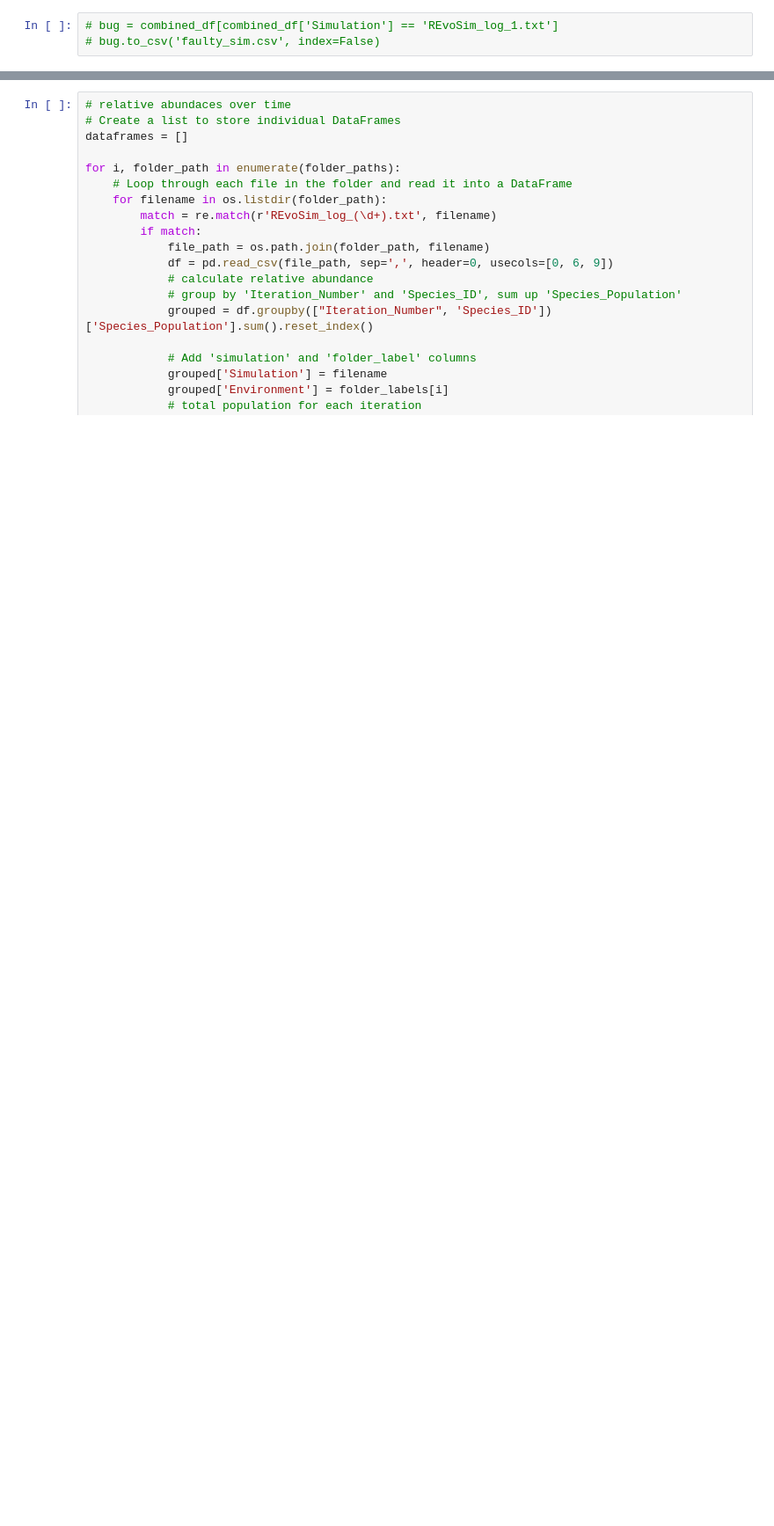
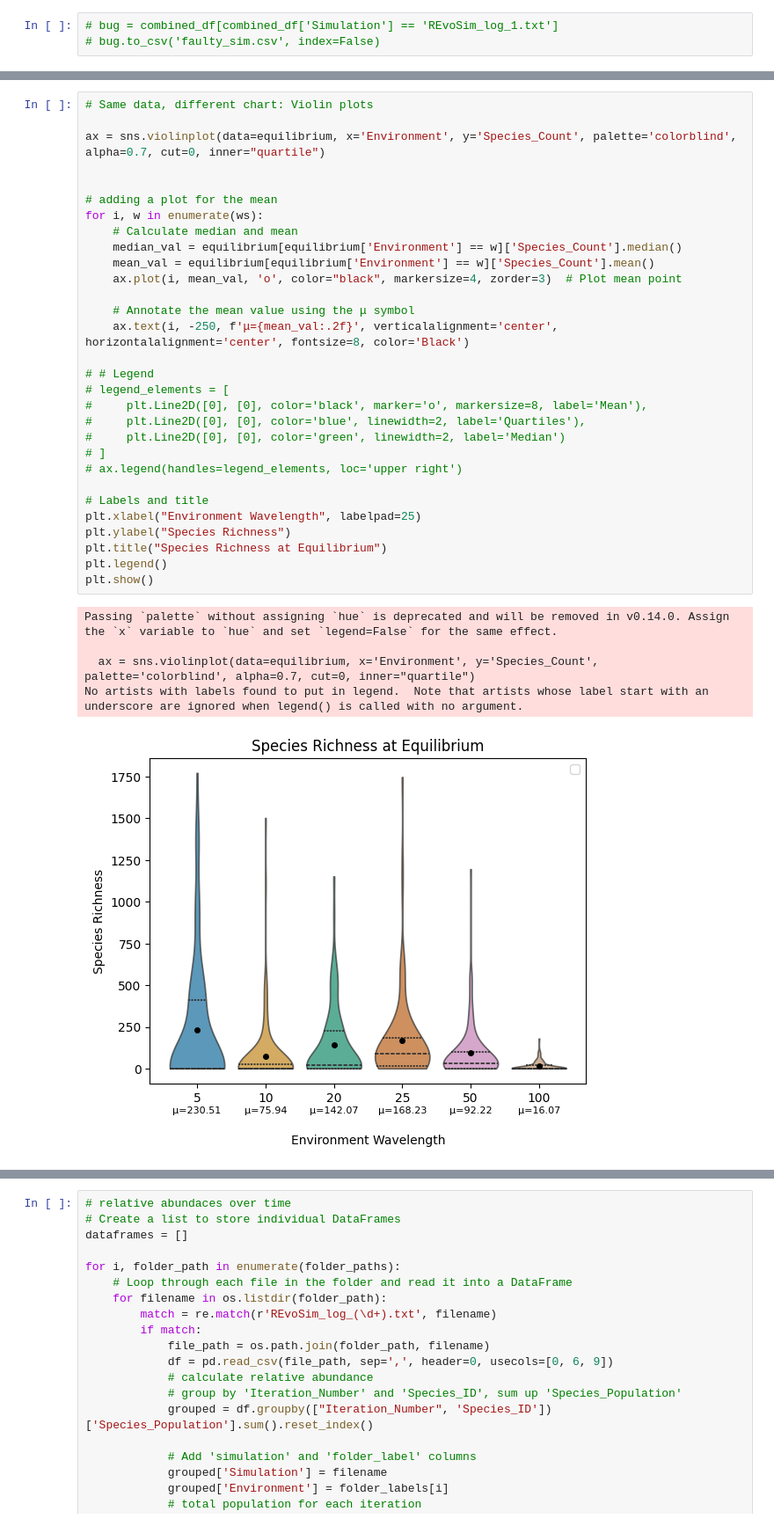
Before and after one commit to giuliabernardinieco/revosim-simulations, a Jupyter notebook: batches-results.ipynb, the cells around one changed output, grey strips where cells are left out. Shown at 88% size. Cells and saved outputs as stored; diff of their text form; blank space fills up the shorter version.

```diff
--- a/batches-results.ipynb
+++ b/batches-results.ipynb
@@ -237,0 +243,36 @@ Text(0.5, 1.0, 'Mean Species Richness at Equilibrium')
+# %%
+# Same data, different chart: Violin plots
+
+ax = sns.violinplot(data=equilibrium, x='Environment', y='Species_Count', palette='colorblind', alpha=0.7, cut=0, inner="quartile")
+
+
+# adding a plot for the mean
+for i, w in enumerate(ws):
+    # Calculate median and mean
+    median_val = equilibrium[equilibrium['Environment'] == w]['Species_Count'].median()
+    mean_val = equilibrium[equilibrium['Environment'] == w]['Species_Count'].mean()
+    ax.plot(i, mean_val, 'o', color="black", markersize=4, zorder=3)  # Plot mean point
+
+    # Annotate the mean value using the μ symbol
+    ax.text(i, -250, f'μ={mean_val:.2f}', verticalalignment='center', horizontalalignment='center', fontsize=8, color='Black')
+
+# # Legend
+# legend_elements = [
+#     plt.Line2D([0], [0], color='black', marker='o', markersize=8, label='Mean'),
+#     plt.Line2D([0], [0], color='blue', linewidth=2, label='Quartiles'),
+#     plt.Line2D([0], [0], color='green', linewidth=2, label='Median')
+# ]
+# ax.legend(handles=legend_elements, loc='upper right')
+
+# Labels and title
+plt.xlabel("Environment Wavelength", labelpad=25)
+plt.ylabel("Species Richness")
+plt.title("Species Richness at Equilibrium")
+plt.legend()
+plt.show()
+# %% [output]
+Passing `palette` without assigning `hue` is deprecated and will be removed in v0.14.0. Assign the `x` variable to `hue` and set `legend=False` for the same effect.
+
+  ax = sns.violinplot(data=equilibrium, x='Environment', y='Species_Count', palette='colorblind', alpha=0.7, cut=0, inner="quartile")
+No artists with labels found to put in legend.  Note that artists whose label start with an underscore are ignored when legend() is called with no argument.
+[figure, added]
```
Also changed, not shown: parts of 17 cells of this notebook, 2 other files.
